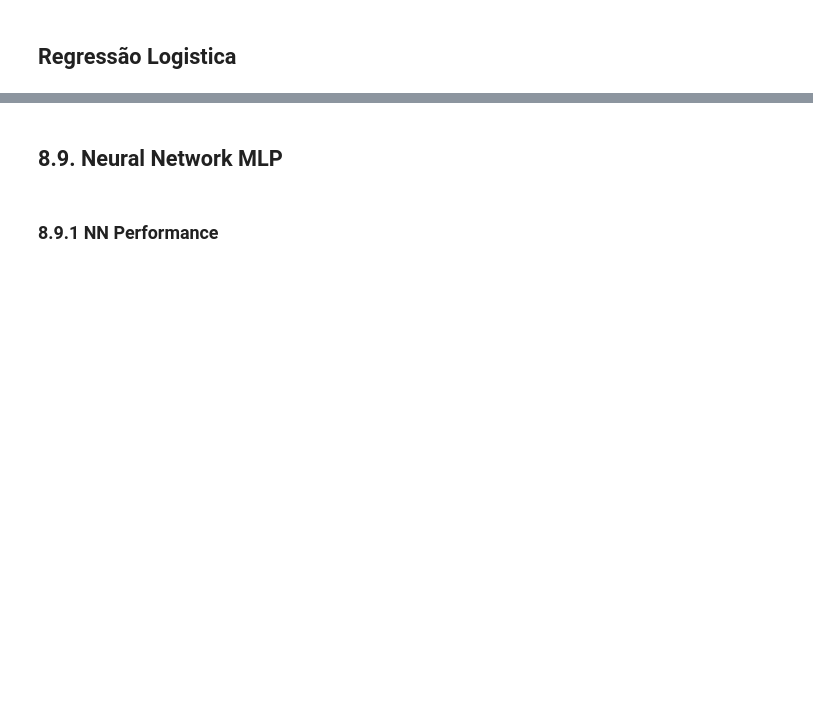
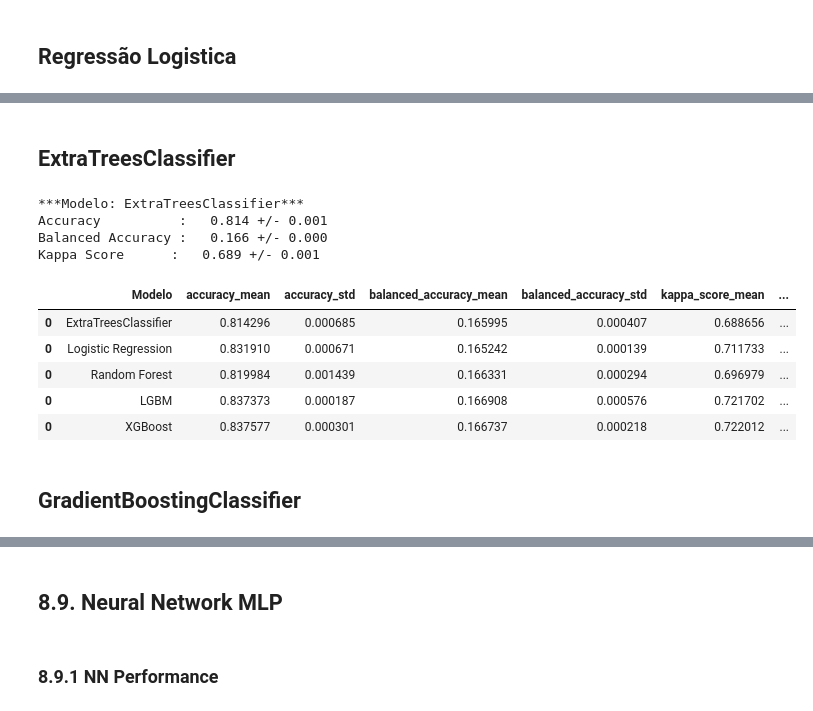
Before and after one commit to laurivansareta/previsao_agendamento_acomodacao, a Jupyter notebook: notebooks/c9.novos_modelos.ipynb, the cells around one changed output, grey strips where cells are left out. Cells and saved outputs as stored; diff of their text form; code cells hidden in the pictures; blank space fills up the shorter version.

Commit message:
Adicionado novos modelos com cross validation.

```diff
--- a/notebooks/c9.novos_modelos.ipynb
+++ b/notebooks/c9.novos_modelos.ipynb
@@ -860,6 +931,8 @@ X_train, X_test, y_train, y_test = ms.train_test_split(X, y, test_size=0.2, rand
 # %%
 x_train = X_train.drop('id', axis=1)
 x_test = X_test.drop('id', axis=1)
+
+FOLDS = 5
 # %% [markdown]
 ## 8.1. Baseline
 # %%
@@ -1118,3 +1102,20 @@ weighted avg       0.74      0.84      0.78     24528
 # #             resultados)
 # %% [markdown]
 ## LightGBM
+# %%
+le = pp.LabelEncoder()
+y_train_le = le.fit_transform(y_train)
+y_train_le
+
+model_lgb = lgb.LGBMClassifier(random_state=42)
+
+# # Treino
+# model_lgb.fit(x_train, y_train_le)
+
+# # Predição
+# yhat_lgb = model_lgb.predict(x_test)
+
+# y_test_le = le.fit_transform(y_test)
+
+results = evaluate(model_lgb, x_train, y_train_le, FOLDS, 'LGBM', results)
+results
@@ -1121,2 +1130,8 @@ weighted avg       0.74      0.84      0.78     24528
 # %% [markdown]
 ## Random Forest
+# %%
+model_rf = RandomForestClassifier(random_state=42)
+
+# res_rf = evaluate(model_rf, x_train, y_train_le, 5, 'Random Forest', res_lgbm)
+results = evaluate(model_rf, x_train, y_train_le, FOLDS, 'Random Forest', results)
+results
@@ -1123,2 +1147,9 @@ weighted avg       0.74      0.84      0.78     24528
 # %% [markdown]
 ## Regressão Logistica
+# %%
+from sklearn.linear_model import LogisticRegression
+
+model_lr = LogisticRegression(random_state=42)
+
+results = evaluate(model_lr, x_train, y_train_le, FOLDS, 'Logistic Regression', results)
+results
@@ -1124,0 +1190,20 @@ weighted avg       0.74      0.84      0.78     24528
+# %% [markdown]
+## ExtraTreesClassifier
+# %%
+model_et = ExtraTreesClassifier(random_state=42)
+
+results = evaluate(model_et, x_train, y_train_le, FOLDS, 'ExtraTreesClassifier', results)
+results
+# %% [output]
+***Modelo: ExtraTreesClassifier***
+Accuracy          :   0.814 +/- 0.001
+Balanced Accuracy :   0.166 +/- 0.000
+Kappa Score      :   0.689 +/- 0.001
+|  | Modelo | accuracy_mean | accuracy_std | balanced_accuracy_mean | balanced_accuracy_std | kappa_score_mean | ... |
+| 0 | ExtraTreesClassifier | 0.814296 | 0.000685 | 0.165995 | 0.000407 | 0.688656 | ... |
+| 0 | Logistic Regression | 0.831910 | 0.000671 | 0.165242 | 0.000139 | 0.711733 | ... |
+| 0 | Random Forest | 0.819984 | 0.001439 | 0.166331 | 0.000294 | 0.696979 | ... |
+| 0 | LGBM | 0.837373 | 0.000187 | 0.166908 | 0.000576 | 0.721702 | ... |
+| 0 | XGBoost | 0.837577 | 0.000301 | 0.166737 | 0.000218 | 0.722012 | ... |
+# %% [markdown]
+## GradientBoostingClassifier
```
Also changed, not shown: parts of 16 cells of this notebook.
